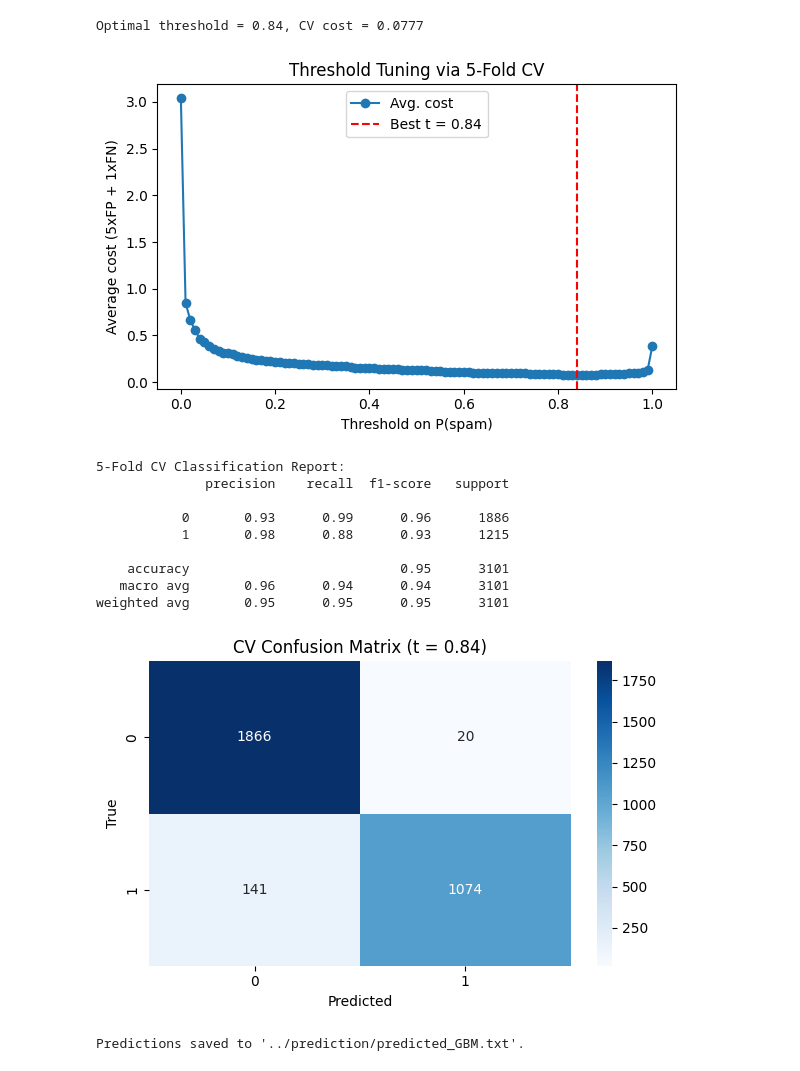
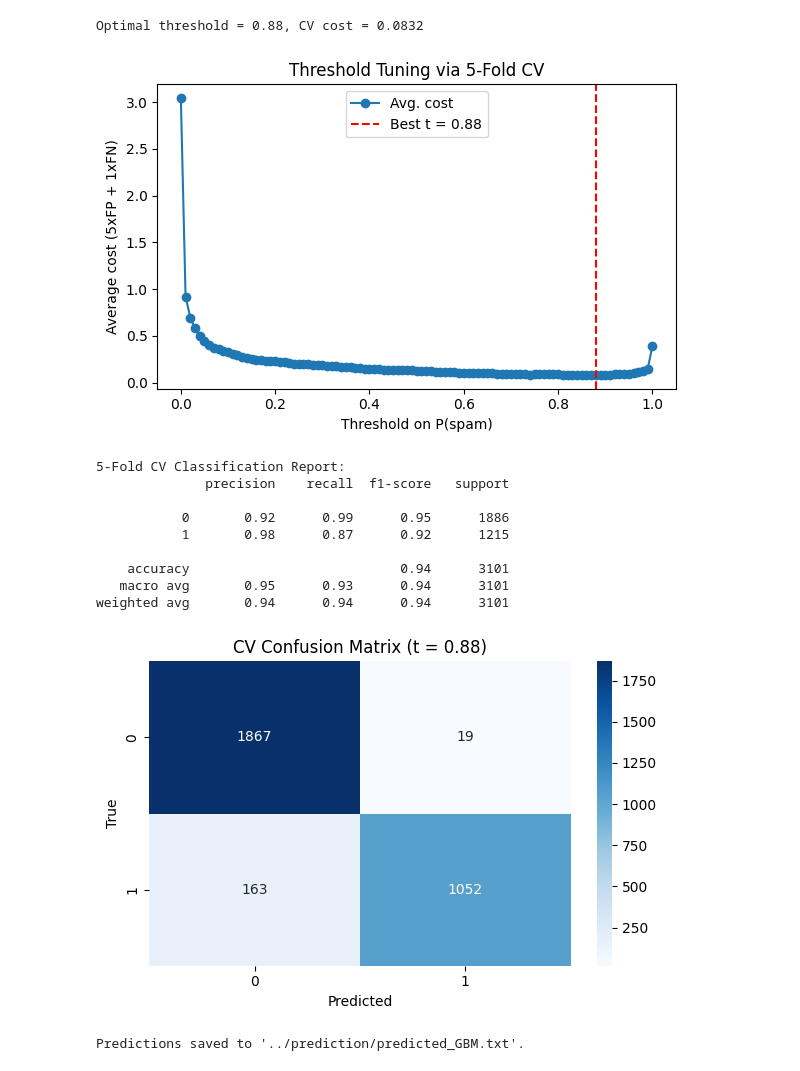
Before and after one commit to mrliu1212/ML-Data-Challenge, a Jupyter notebook: data challenge 1/ML models/gradient boost.ipynb, the cells around one changed output. Saved outputs shown, nothing was run; the diff lists cells and outputs as text; code cells hidden in the pictures.

```diff
--- a/data challenge 1/ML models/gradient boost.ipynb
+++ b/data challenge 1/ML models/gradient boost.ipynb
@@ -103,13 +122,17 @@ filtered_train_df = pd.read_csv('../data/train.csv')
 X = filtered_train_df.drop('response', axis=1)
 y = filtered_train_df['response'].map({1: 0, 2: 1})
 
-# best_est = 500
-best_est = 300
+best_est = 500
 best_depth = 6
-# best_learn = 0.05
-best_learn = 0.1
+best_learn = 0.05
 best_sub = 0.8
 best_bytree = 0.8
+
+# best_est = 500
+# best_depth = 8
+# best_learn = 0.05
+# best_sub = 0.8
+# best_bytree = 1
 
 # 2. Set up 5-Fold CV and initial GBM model
 cv = StratifiedKFold(n_splits=5, shuffle=True, random_state=42)
@@ -171,43 +194,43 @@ plt.show()
 # 7. Retrain on Full Labeled Data
 gbm_full = XGBClassifier(
     n_estimators=best_est,
     max_depth=best_depth,
     learning_rate=best_learn,
     subsample=best_sub,
     colsample_bytree=best_bytree,
     random_state=42,
     n_jobs=-1,
     eval_metric='logloss'
 )
 gbm_full.fit(X, y)
 
 # 8. Predict on Unlabeled Test Data
 test_df = pd.read_csv('../data/test.csv')
 p_spam_test = gbm_full.predict_proba(test_df)[:, 1]
 y_pred_test = (p_spam_test >= best_thresh).astype(int)
 
 # Map back to original labels {1: non-spam, 2: spam}
 response_pred = pd.Series(y_pred_test).map({0: 1, 1: 2})
 
 # 9. Save Final Predictions
 response_pred.to_csv(
     '../prediction/predicted_GBM.txt',
     sep='\t',
     index=False,
     header=False
 )
 print("\nPredictions saved to '../prediction/predicted_GBM.txt'.")
 # %% [output]
-Optimal threshold = 0.84, CV cost = 0.0777
+Optimal threshold = 0.88, CV cost = 0.0832
-[figure, old version]
+[figure, new version]
 5-Fold CV Classification Report:
               precision    recall  f1-score   support
 
-           0       0.93      0.99      0.96      1886
-           1       0.98      0.88      0.93      1215
+           0       0.92      0.99      0.95      1886
+           1       0.98      0.87      0.92      1215
 
-    accuracy                           0.95      3101
-   macro avg       0.96      0.94      0.94      3101
-weighted avg       0.95      0.95      0.95      3101
+    accuracy                           0.94      3101
+   macro avg       0.95      0.93      0.94      3101
+weighted avg       0.94      0.94      0.94      3101
 [figure]
 Predictions saved to '../prediction/predicted_GBM.txt'.
```
Also changed, not shown: parts of 1 cell of this notebook, 5 other files.
